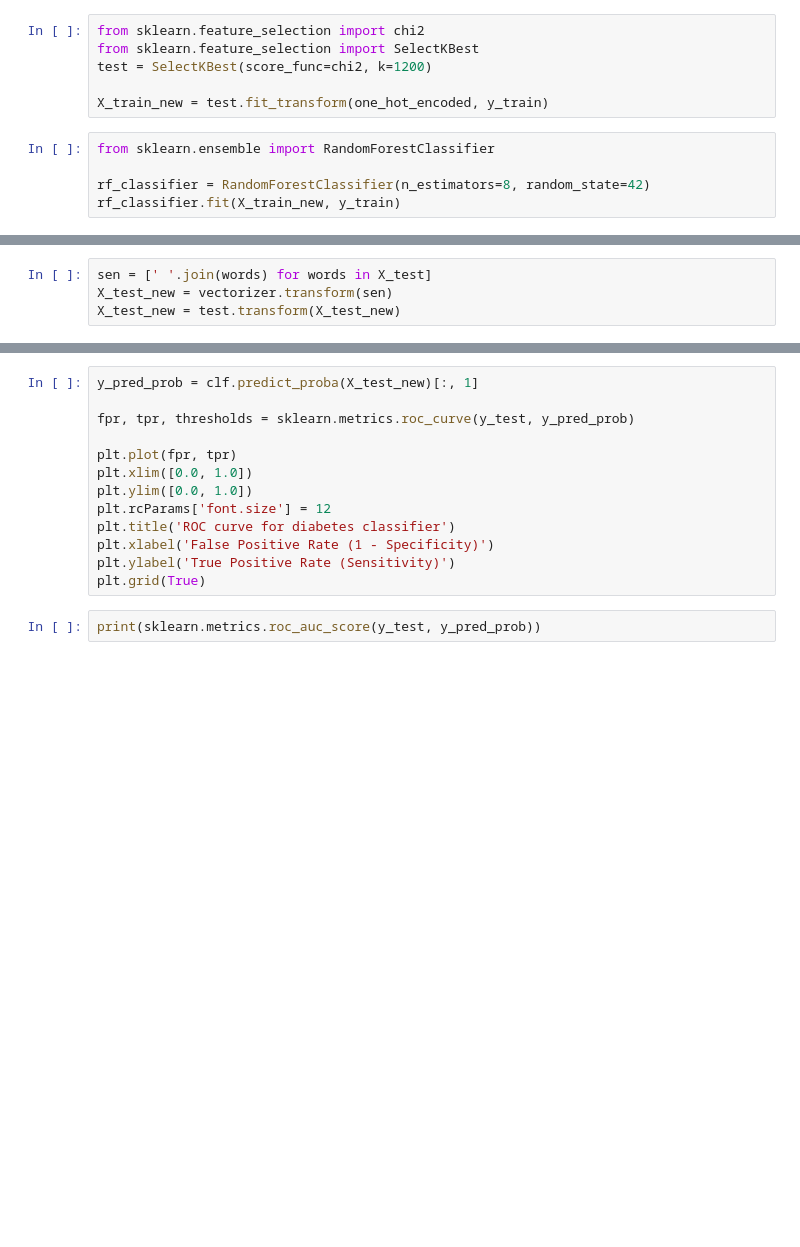
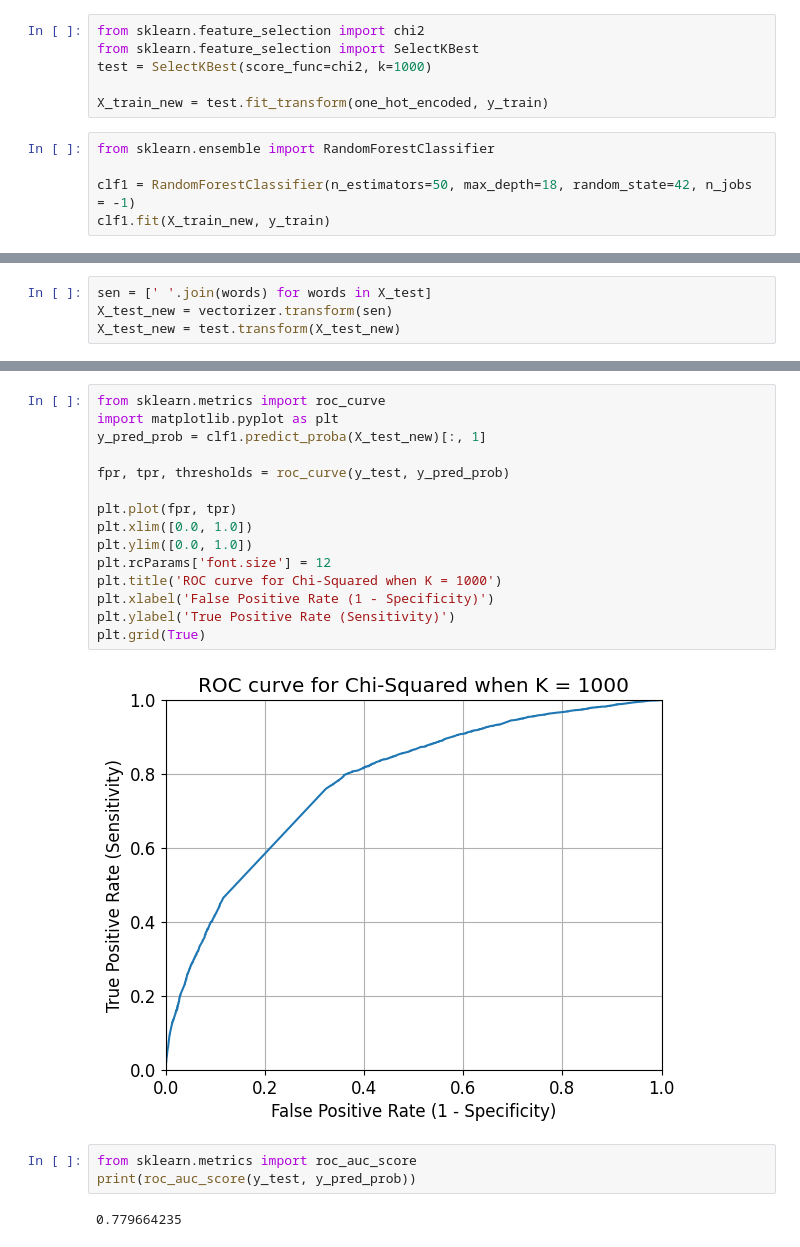
Before and after one commit to henry167b/IT1244-Project, a Jupyter notebook: Models/randomforest_chisquare copy.ipynb, the cells around one changed output, grey strips where cells are left out. Drawn from its saved outputs; the diff is of its cells as text; blank space fills up the shorter version.

```diff
--- a/Models/randomforest_chisquare copy.ipynb
+++ b/Models/randomforest_chisquare copy.ipynb
@@ -45,12 +49,12 @@ one_hot_encoded = vectorizer.fit_transform(sentences)
 # %%
 from sklearn.feature_selection import chi2
 from sklearn.feature_selection import SelectKBest
-test = SelectKBest(score_func=chi2, k=1200)
+test = SelectKBest(score_func=chi2, k=1000)
 
 X_train_new = test.fit_transform(one_hot_encoded, y_train)
 # %%
 from sklearn.ensemble import RandomForestClassifier
 
-rf_classifier = RandomForestClassifier(n_estimators=8, random_state=42)
-rf_classifier.fit(X_train_new, y_train)
+clf1 = RandomForestClassifier(n_estimators=50, max_depth=18, random_state=42, n_jobs = -1)
+clf1.fit(X_train_new, y_train)
 # %% [output]
@@ -81,15 +86,22 @@ weighted avg       0.72      0.72      0.72     20000
 # %%
-y_pred_prob = clf.predict_proba(X_test_new)[:, 1]
+from sklearn.metrics import roc_curve
+import matplotlib.pyplot as plt
+y_pred_prob = clf1.predict_proba(X_test_new)[:, 1]
 
-fpr, tpr, thresholds = sklearn.metrics.roc_curve(y_test, y_pred_prob)
+fpr, tpr, thresholds = roc_curve(y_test, y_pred_prob)
 
 plt.plot(fpr, tpr)
 plt.xlim([0.0, 1.0])
 plt.ylim([0.0, 1.0])
 plt.rcParams['font.size'] = 12
-plt.title('ROC curve for diabetes classifier')
+plt.title('ROC curve for Chi-Squared when K = 1000')
 plt.xlabel('False Positive Rate (1 - Specificity)')
 plt.ylabel('True Positive Rate (Sensitivity)')
 plt.grid(True)
+# %% [output]
+[figure, added]
 # %%
-print(sklearn.metrics.roc_auc_score(y_test, y_pred_prob))
+from sklearn.metrics import roc_auc_score
+print(roc_auc_score(y_test, y_pred_prob))
+# %% [output]
+0.779664235
```
Also changed, not shown: parts of 9 cells of this notebook, 1 other file.
